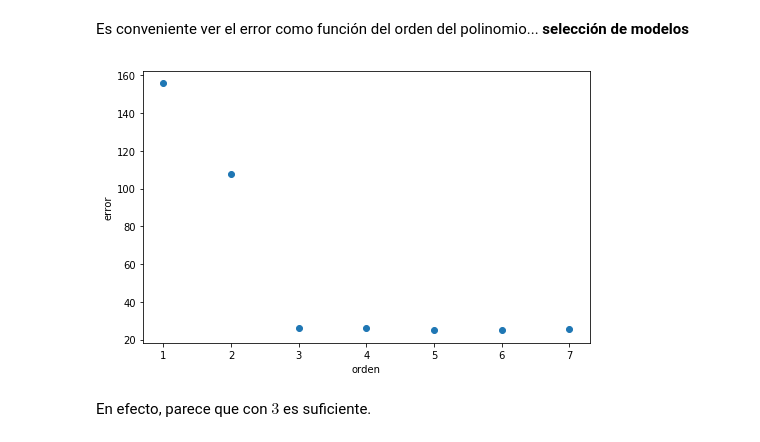
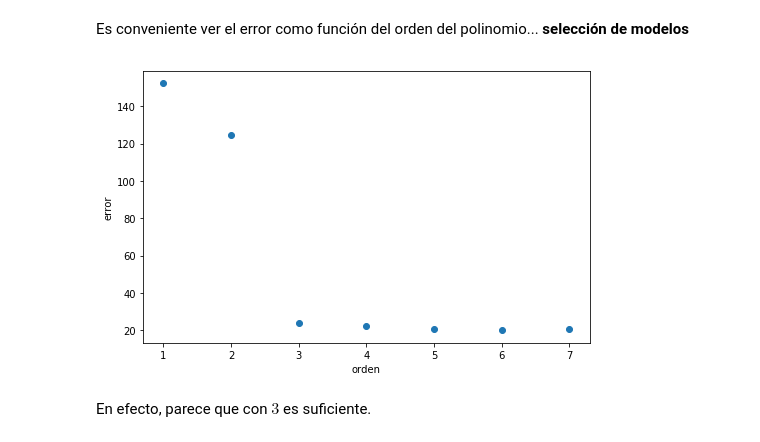
Before and after one commit to patriciodiazl/SimMat2018-2, a Jupyter notebook: Modulo1/Clase6_AjusteCurvas.ipynb, the cells around one changed output. Saved outputs shown, nothing was run; the diff lists cells and outputs as text; code cells hidden in the pictures.

```diff
--- a/Modulo1/Clase6_AjusteCurvas.ipynb
+++ b/Modulo1/Clase6_AjusteCurvas.ipynb
@@ -436,21 +440,21 @@ Es conveniente ver el error como función del orden del polinomio... **selecció
 # %%
 # Error cuadratico
 e_ms = []
 def obj(b, x, y, n):
     return np.sum((y-b.dot([x**i for i in range(n+1)]))**2)
 
 for i in range(7):
-    b0 = np.random.random((i+2,))
+    b0 = np.zeros((i+2,))
     res = opt.minimize(obj, b0, args=(x,y,i+1))
     e_ms.append(res.fun)
 
 plt.figure(figsize=(8,5))
 plt.plot(np.arange(7)+1, e_ms, 'o')
 plt.xlabel('orden')
 plt.ylabel('error')
 plt.show()
 # %% [output]
-[figure, old version]
+[figure, new version]
 # %% [markdown]
 En efecto, parece que con $3$ es suficiente.
 # %% [markdown]
```
Also changed, not shown: parts of 25 cells of this notebook.
